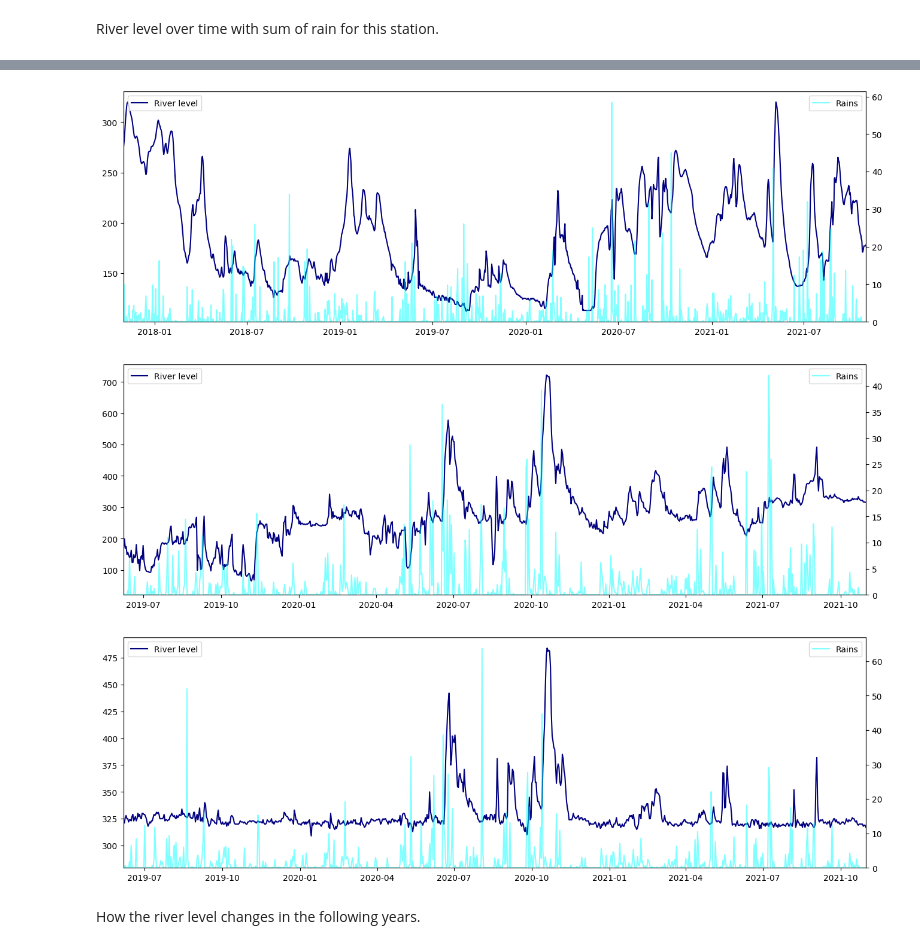
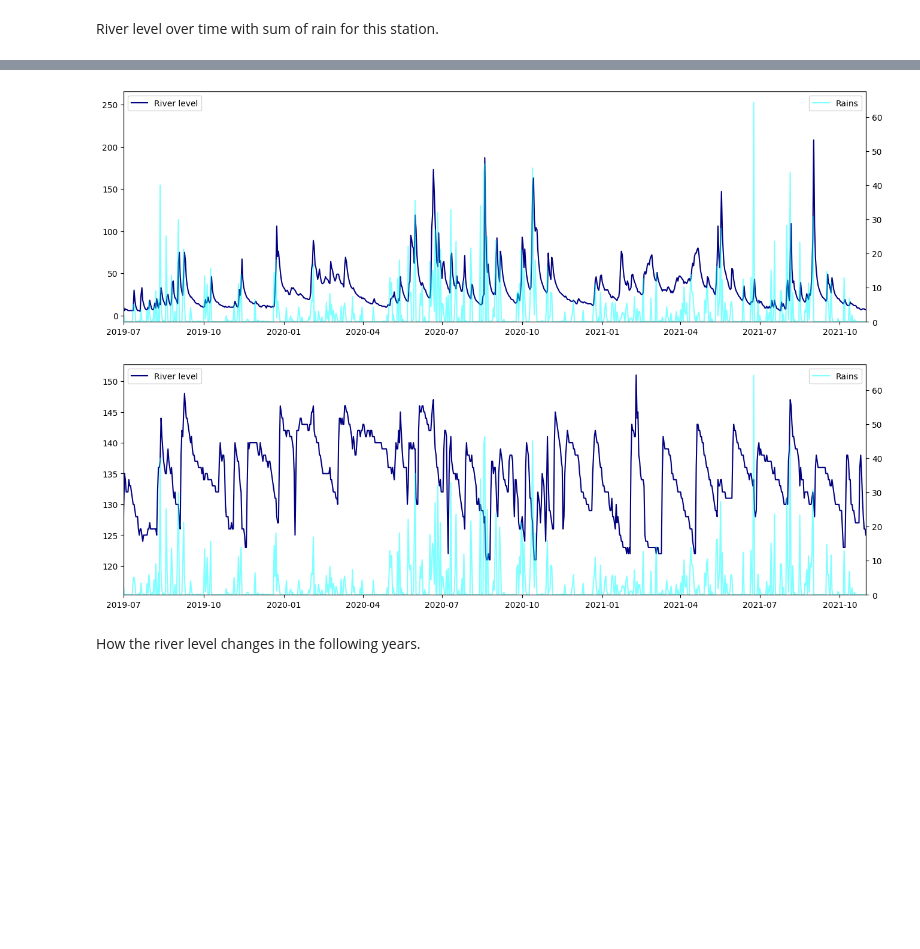
Before and after one commit to it4datascience/CuValley-Batmaja, a Jupyter notebook: expl_data_analysis/EDA.ipynb, the cells around one changed output, grey strips where cells are left out. Drawn from its saved outputs; the diff is of its cells as text; code cells hidden in the pictures; blank space fills up the shorter version.

```diff
--- a/expl_data_analysis/EDA.ipynb
+++ b/expl_data_analysis/EDA.ipynb
@@ -74,13 +74,13 @@ River level over time for different stations.
 # %%
 plt.figure(figsize=(16, 5))
 
-for _, stations in hierarchy.iterrows():
-    water_level_col = create_col_name(stations["id_hydro"], stations["name_hydro"], water_level_suffix)
-    plt.plot(dataset['Data'], dataset[water_level_col], label=stations["name_hydro"])
-
+for i, (_, stations) in enumerate(hierarchy.iterrows()):
+    if i <= 14:
+        water_level_col = create_col_name(stations["id_hydro"], stations["name_hydro"], water_level_suffix)
+        plt.plot(dataset['Data'], dataset[water_level_col], label=stations["name_hydro"])
 
 # decorations
 plt.xlim([dataset['Data'].min(), dataset['Data'].max()])
-plt.legend(loc='upper left')
+plt.legend(loc='upper left', prop={'size': 6})
 plt.show()
 # %% [output]
@@ -95,12 +95,11 @@ for _, stations in hierarchy.iterrows():
     plt.plot(dataset['Data'],
              (dataset[water_level_col] - dataset[water_level_col].min())/\
              (dataset[water_level_col].max() - dataset[water_level_col].min()),
-             label=stations["name_hydro"])
+             label=stations["name_hydro"], color='black', alpha=0.25)
 
 
 # decorations
 plt.ylim([0, 1])
 plt.xlim([dataset['Data'].min(), dataset['Data'].max()])
-plt.legend(loc='upper left')
 plt.show()
 # %% [output]
@@ -118,28 +109,28 @@ hierarchy
 # %%
-for _, stations in hierarchy.iterrows():
+for i, (_, stations) in enumerate(hierarchy.iterrows()):
     if stations['id_meteo']!=0:
-        fig, ax = plt.subplots(1, 1, figsize=(16, 5))
-        water_level_col = create_col_name(stations["id_hydro"], stations["name_hydro"], water_level_suffix)
-        rain_col = create_col_name(stations["id_meteo"], stations["name_meteo"], rains_suffix)
+        if i < 3:
+            fig, ax = plt.subplots(1, 1, figsize=(16, 5))
+            water_level_col = create_col_name(stations["id_hydro"], stations["name_hydro"], water_level_suffix)
+            rain_col = create_col_name(stations["id_meteo"], stations["name_meteo"], rains_suffix)
 
-        ax.plot(dataset['Data'], dataset[water_level_col], label='River level', color='navy')
+            ax.plot(dataset['Data'], dataset[water_level_col], label='River level', color='navy')
 
-        ax2 = ax.twinx()
-        ax2.plot(dataset['Data'], dataset[rain_col], label='Rains', color='aqua', linewidth=1.5, alpha=0.5)
+            ax2 = ax.twinx()
+            ax2.plot(dataset['Data'], dataset[rain_col], label='Rains', color='aqua', linewidth=1.5, alpha=0.5)
 
 
-        # decorations
-        ax.set_xlim([dataset.loc[~(pd.isnull(dataset[rain_col])), 'Data'].min(), dataset['Data'].max()])
-        ax.legend(loc='upper left')
+            # decorations
+            ax.set_xlim([dataset.loc[~(pd.isnull(dataset[rain_col])), 'Data'].min(), dataset['Data'].max()])
+            ax.legend(loc='upper left')
 
-        ax2.legend(loc='upper right')
-        ax2.set_ylim([0, dataset[rain_col].max()*1.05])
+            ax2.legend(loc='upper right')
+            ax2.set_ylim([0, dataset[rain_col].max()*1.05])
 
-        plt.show()
+            plt.show()
 # %% [output]
-[figure, old version]
+[figure, new version]
-[figure, old version]
+[figure, new version]
-[figure, removed]
 # %% [markdown]
 How the river level changes in the following years.
 # %%
```
Also changed, not shown: parts of 19 cells of this notebook, 2 other files.
